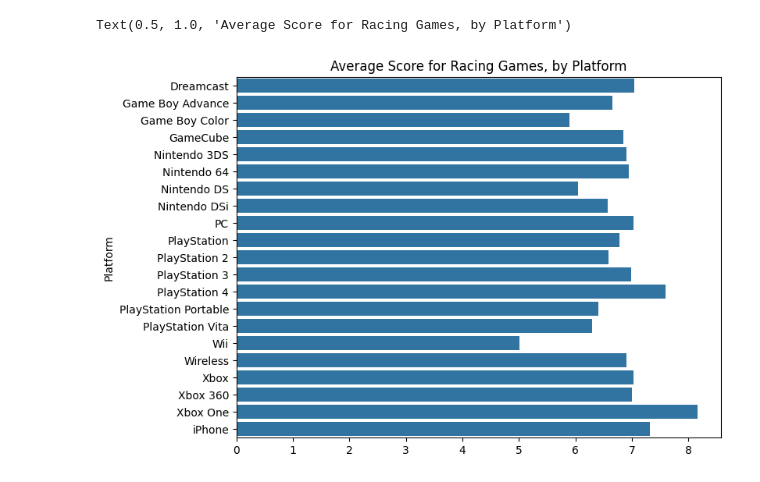
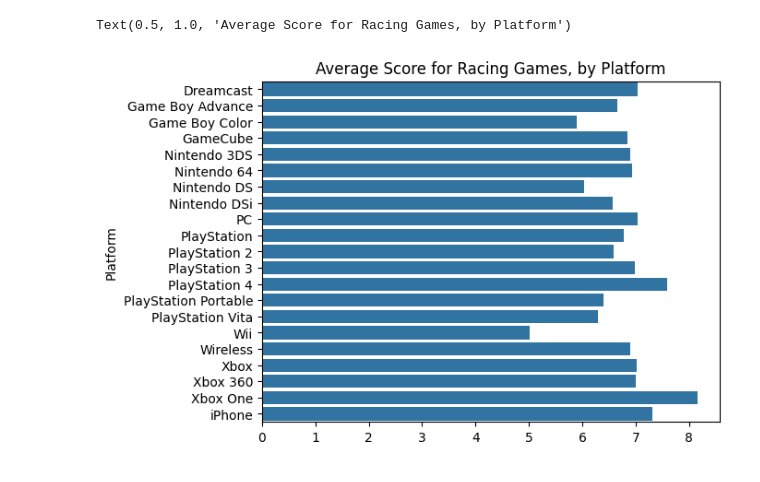
Before and after one commit to ThieuDuong0111/Data-Visualization, a Jupyter notebook: Tutorial/03-Bar-Charts-and-Heatmaps/bar-charts-and-heatmaps.ipynb, the cells around one changed output. Cells and saved outputs as stored; diff of their text form; code cells hidden in the pictures.

```diff
--- a/Tutorial/03-Bar-Charts-and-Heatmaps/bar-charts-and-heatmaps.ipynb
+++ b/Tutorial/03-Bar-Charts-and-Heatmaps/bar-charts-and-heatmaps.ipynb
@@ -31,16 +31,13 @@ ign_data
 | Xbox One | 7.702857 | 7.566667 | 7.254545 | 7.171429 | 6.733333 | 8.100000 | 8.291667 | 8.163636 | 8.020000 | ... |
 | iPhone | 6.865445 | 7.764286 | 7.745833 | 6.087500 | 7.471930 | 7.810784 | 7.185185 | 7.315789 | 6.995588 | ... |
 # %%
-# Bar chart showing average score for racing games by platform
-# Set the width and height of the figure
-plt.figure(figsize=(8, 6))
 # Bar chart showing average score for racing games by platform
 sns.barplot(x=ign_data['Racing'], y=ign_data.index)
 # Add label for horizontal axis
 plt.xlabel("")
 # Add label for vertical axis
 plt.title("Average Score for Racing Games, by Platform")
 # %% [output]
 Text(0.5, 1.0, 'Average Score for Racing Games, by Platform')
-[figure, old version]
+[figure, new version]
 # %%
```
Also changed, not shown: parts of 1 cell of this notebook, 8 other files.
